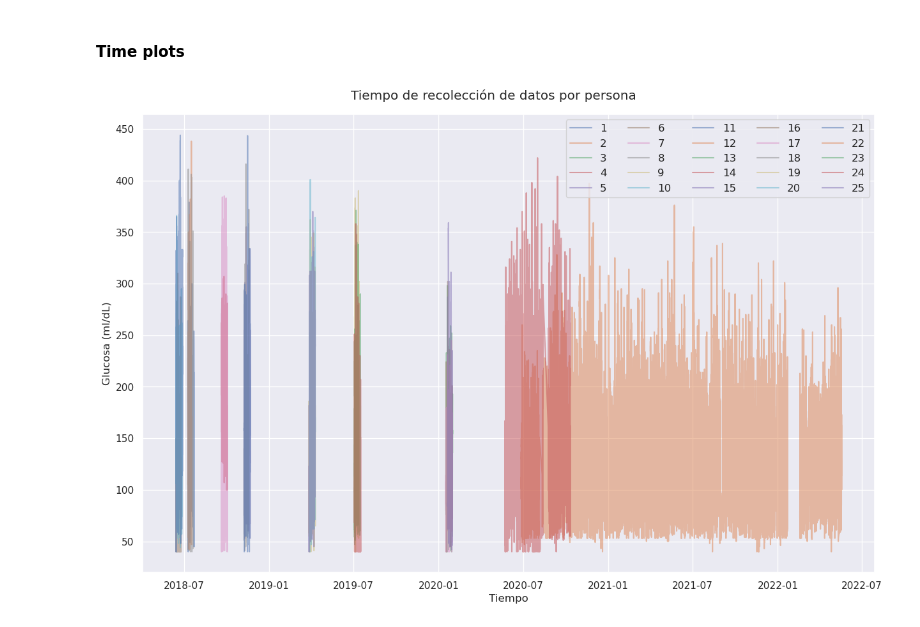
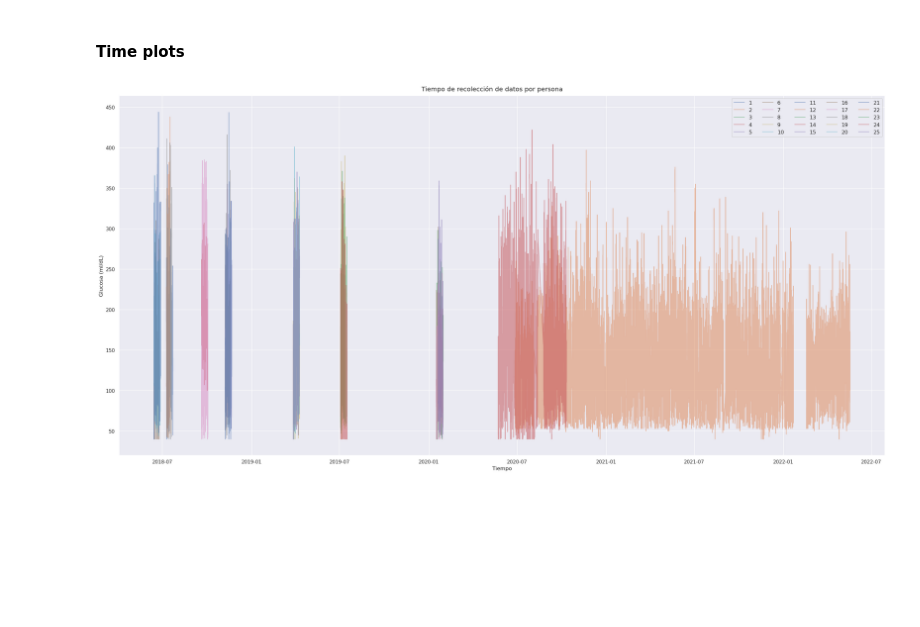
Before and after one commit to Arturo2711/EDA-DT1-PROJECT, a Jupyter notebook: EDA.ipynb, the cells around one changed output. Cells and saved outputs as stored; diff of their text form; code cells hidden in the pictures; blank space fills up the shorter version.

Commit message:
better time plot

```diff
--- a/EDA.ipynb
+++ b/EDA.ipynb
@@ -181,3 +183,16 @@ plt.savefig("Images/distribucion_n_observaciones.png", format = "png")
 plt.show()
 # %% [output]
 [figure]
+# %%
+fig, ax = plt.subplots(figsize = (width, width/1.5))
+i = 1
+for person in people:
+    line = [i for j in range(len(person))]
+    plt.plot(person.time, line, label = f"{i}", linewidth = 5, color = "blue")
+    i+= 1
+ax.set_xlabel("tiempo")
+ax.set_ylabel("ID paciente")
+fig.suptitle("Tiempo de recolección de datos por paciente")
+plt.tight_layout()
+plt.savefig("Images/tiempo_recoleccion_paciente.png", format = "png")
+plt.show()
@@ -250,17 +267,17 @@ plt.show()
 # %% [markdown]
 #### Time plots
 # %%
-fig, ax = plt.subplots(figsize = (width, width/1.5))
+fig, ax = plt.subplots(figsize = (width*2, width))
 i = 1
 for person in people:
     plt.plot(person.time, person.glucose, alpha = a, label = f"{i}")
     i+= 1
 ax.set_ylabel("Glucosa (ml/dL)")
 ax.set_xlabel("Tiempo")
 fig.suptitle("Tiempo de recolección de datos por persona")
 plt.legend(fontsize = "medium", ncols = 5)
 plt.tight_layout()
-plt.savefig("Images/tiempo_recoleccion_por_persona.png", format = "png")
+plt.savefig("Images/tiempo_recoleccion_glucosa.png", format = "png")
 plt.show()
 # %% [output]
-[figure, old version]
+[figure, new version]
```
Also changed, not shown: parts of 3 cells of this notebook, 3 other files.
